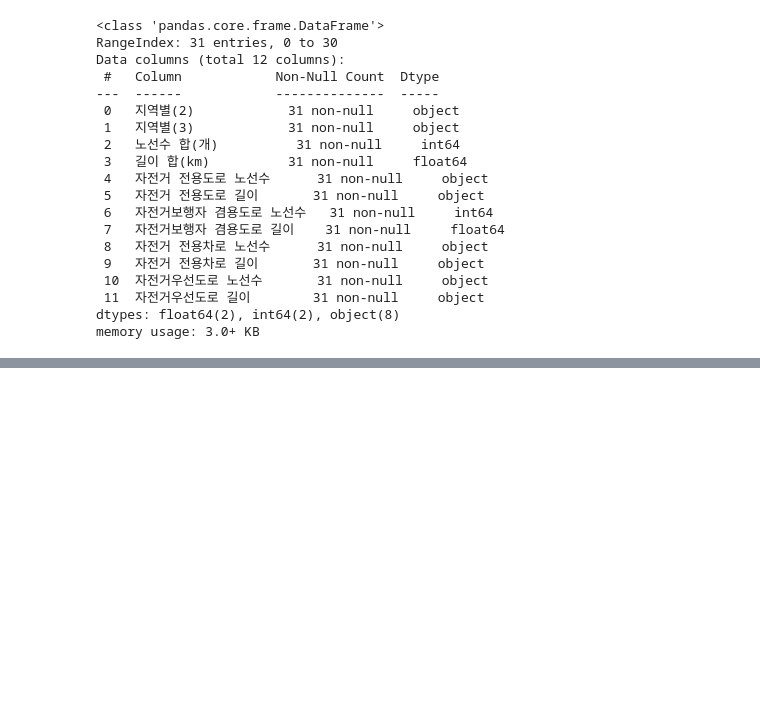
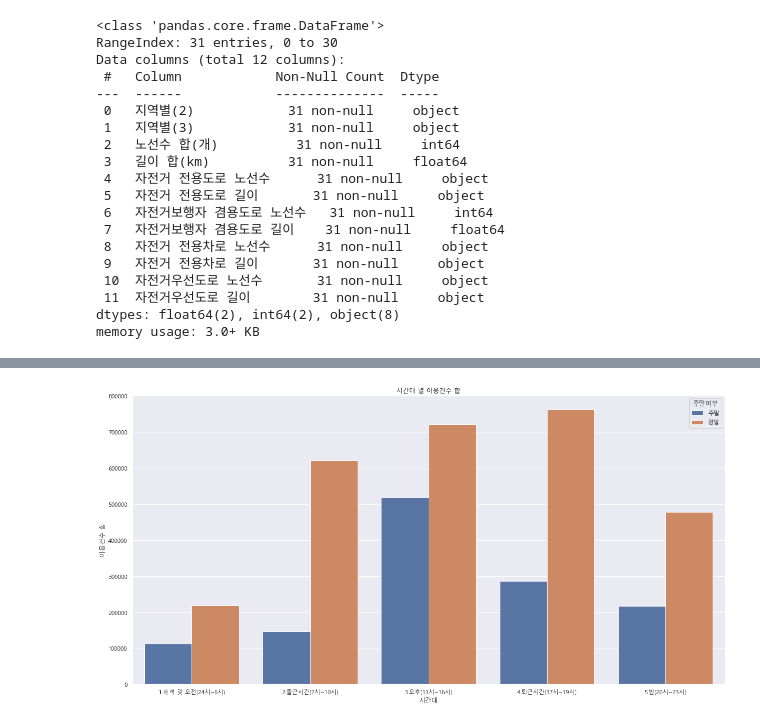
Before and after one commit to won4513/bigdata_campus, a Jupyter notebook: Bicycle/won.ipynb, the cells around one changed output, grey strips where cells are left out. Saved outputs shown, nothing was run; the diff lists cells and outputs as text; code cells hidden in the pictures; blank space fills up the shorter version.

```diff
--- a/Bicycle/won.ipynb
+++ b/Bicycle/won.ipynb
@@ -349,0 +592,2 @@ data10.sort_values(by = '길이 합(km)')
+# %%
+data11['대여요일'] = data11['대여일자'].dt.weekday
@@ -349,0 +600,8 @@ data10.sort_values(by = '길이 합(km)')
+# %%
+def Weekend(weekday):
+    if 0 <= weekday <= 4:
+        return '평일'
+    else:
+        return '주말'
+
+data11['주말여부'] = data11['대여요일'].apply(lambda x: Weekend(x))
@@ -349,0 +614,10 @@ data10.sort_values(by = '길이 합(km)')
+# %%
+data11['대여요일'] = data11['대여요일'].map({
+    0: '월요일',
+    1: '화요일',
+    2: '수요일',
+    3: '목요일',
+    4: '금요일',
+    5: '토요일',
+    6: '일요일'
+})
@@ -349,0 +646,15 @@ data10.sort_values(by = '길이 합(km)')
+# %%
+hourly_counts = data11.groupby(['주말여부','시간대'])['이용건수'].sum().reset_index()
+# %%
+# 시간대를 x, 빈도를 y로 설정하여 시각화
+plt.figure(figsize=(20, 10))
+
+sns.barplot(x='시간대', y='이용건수',hue = '주말여부', data=hourly_counts)
+
+plt.xlabel('시간대')
+plt.ylabel('이용건수 합')
+plt.title('시간대 별 이용건수 합')
+
+plt.show()
+# %% [output]
+[figure, added]
```
Also changed, not shown: parts of 41 cells of this notebook.
